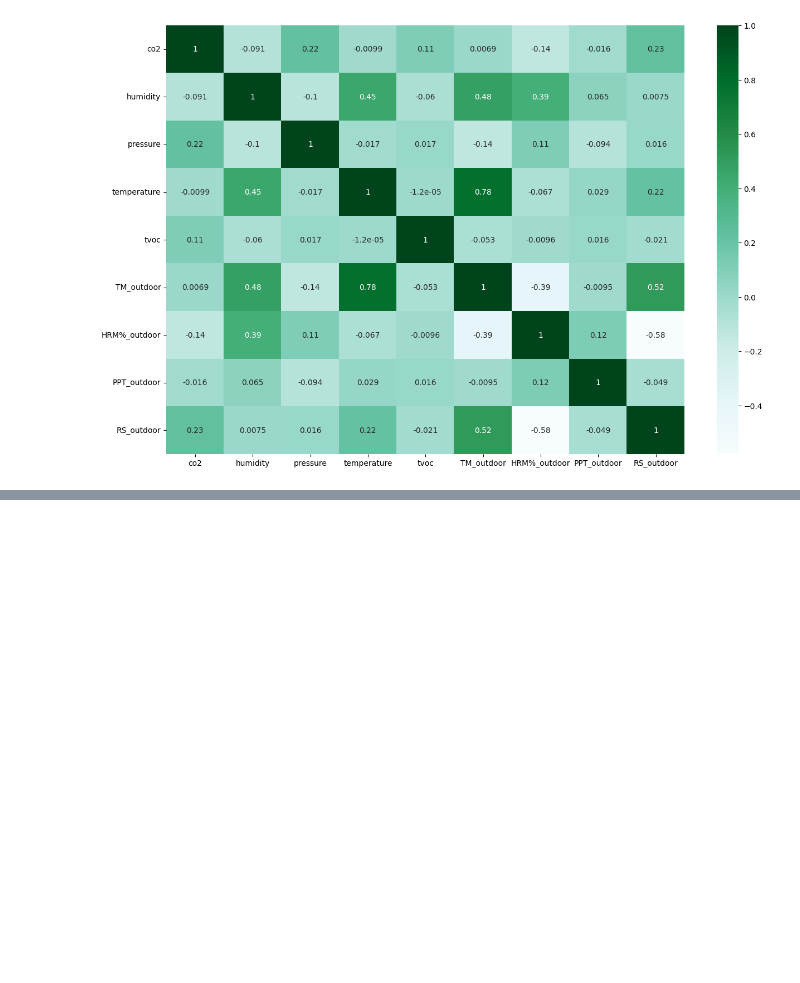
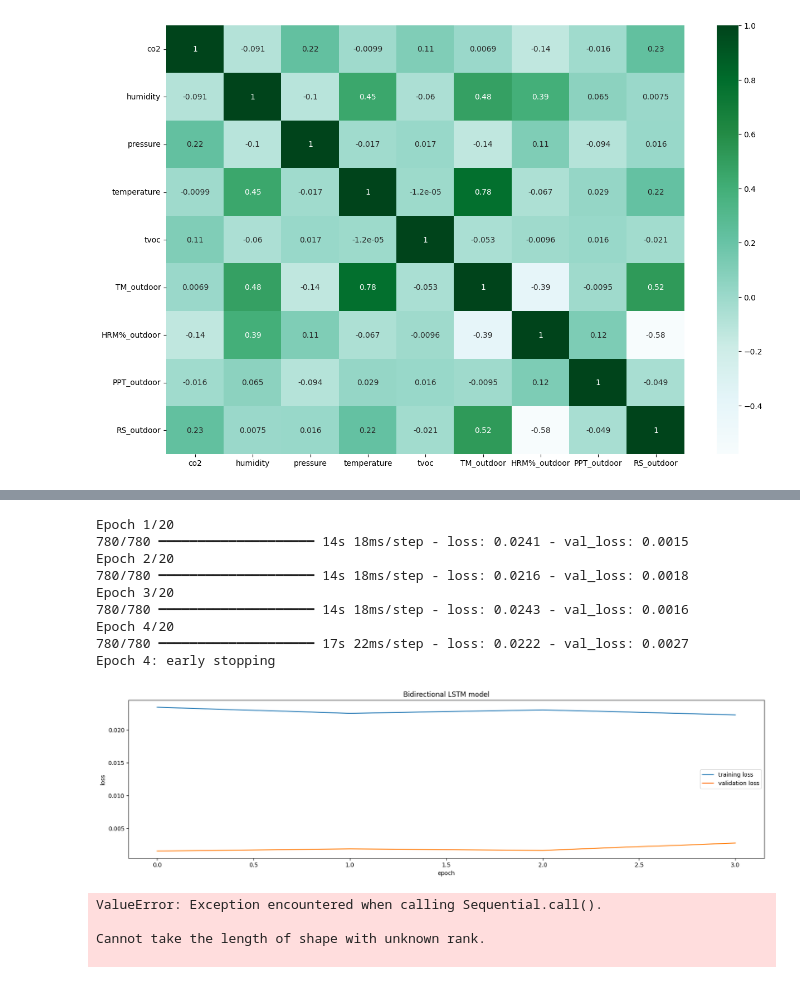
Before and after one commit to peremayolc/UAB_EnergyStudy, a Jupyter notebook: Recommender/recommendersys.ipynb, the cells around one changed output, grey strips where cells are left out. Drawn from its saved outputs; the diff is of its cells as text; code cells hidden in the pictures; blank space fills up the shorter version.

```diff
--- a/Recommender/recommendersys.ipynb
+++ b/Recommender/recommendersys.ipynb
@@ -362,0 +618,38 @@ sb.heatmap(Computer_Room_com.drop(['o3'], axis=1).corr(), cmap='BuGn', annot=Tru
+# %%
+import pandas as pd
+
+data_test = {
+    'location': ['Computer_Room', 'Computer_Room', 'Computer_Room', 'Computer_Room'],
+    'Date': ['06-05-2024', '06-05-2024', '06-05-2024', '06-05-2024'],
+    'Hour': ['18:00', '18:10', '18:20', '18:30'],
+    'co2': [405.0, 399.0, 403.0, 398.0],
+    'humidity': [38.0, 37.5, 37.0, 36.5],
+    'o3': [None, None, None, None],
+    'pressure': [985.0, 985.1, 985.1, 985.2],
+    'tvoc': [100.0, 100.0, 100.0, 100.0],
+    'TM_outdoor': [17.0, 15.0, 15.0, 13.0],
+    'HRM%_outdoor': [44, 47, 47, 47],
+    'PPT_outdoor': [0.0, 0.0, 0.0, 0.0],
+    'RS_outdoor': [340, 340, 340, 340]
+}
+
+df_test = pd.DataFrame(data_test)
+
+X_test = df_test[['humidity','TM_outdoor', 'HRM%_outdoor', 'RS_outdoor']]
+
+model_train_evaluation(y_val, X_test, model_bi, 'Bidirectional LSTM model')
+# %% [output]
+Epoch 1/20
+780/780 ━━━━━━━━━━━━━━━━━━━━ 14s 18ms/step - loss: 0.0241 - val_loss: 0.0015
+Epoch 2/20
+780/780 ━━━━━━━━━━━━━━━━━━━━ 14s 18ms/step - loss: 0.0216 - val_loss: 0.0018
+Epoch 3/20
+780/780 ━━━━━━━━━━━━━━━━━━━━ 14s 18ms/step - loss: 0.0243 - val_loss: 0.0016
+Epoch 4/20
+780/780 ━━━━━━━━━━━━━━━━━━━━ 17s 22ms/step - loss: 0.0222 - val_loss: 0.0027
+Epoch 4: early stopping
+[figure, added]
+ValueError: Exception encountered when calling Sequential.call().
+
+Cannot take the length of shape with unknown rank.
+
```
Also changed, not shown: parts of 12 cells of this notebook.
